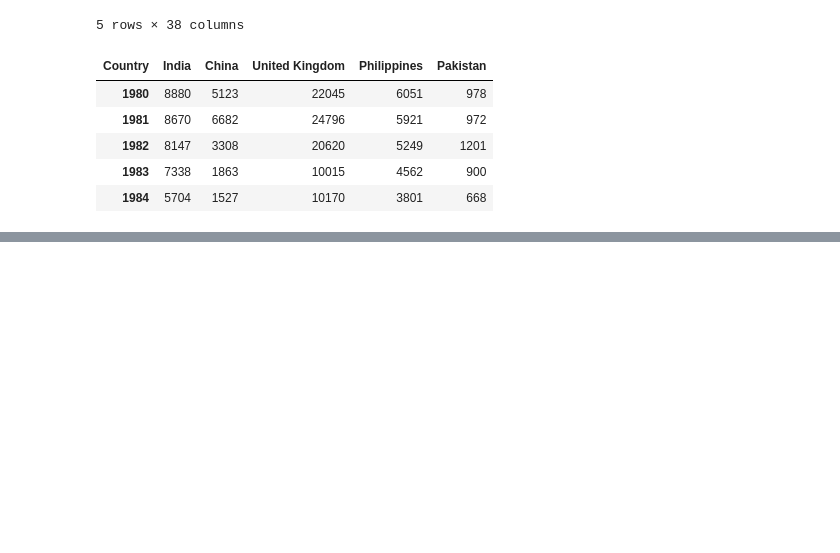
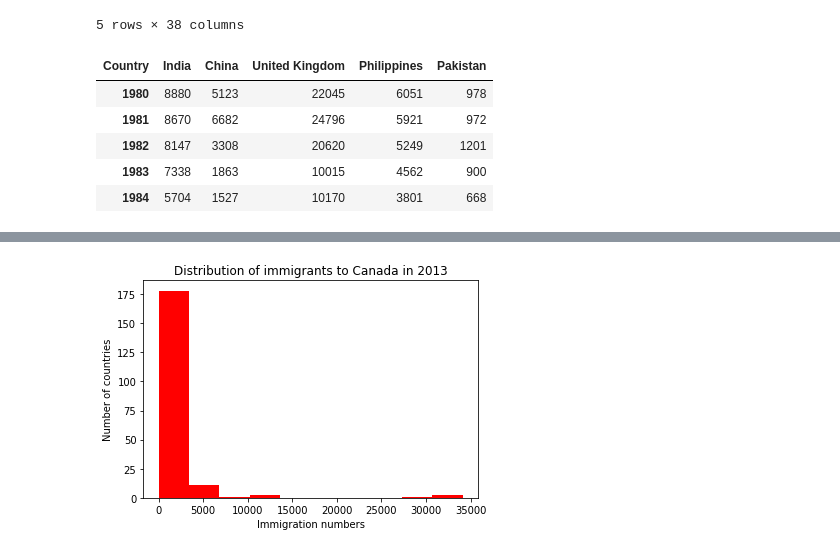
Before and after one commit to ivan-zapreev/data-science-python-projects, a Jupyter notebook: IBM_DV0101EN/mod_02_basic_vis_tools.ipynb, the cells around one changed output, grey strips where cells are left out. Cells and saved outputs as stored; diff of their text form; code cells hidden in the pictures; blank space fills up the shorter version.

```diff
--- a/IBM_DV0101EN/mod_02_basic_vis_tools.ipynb
+++ b/IBM_DV0101EN/mod_02_basic_vis_tools.ipynb
@@ -76,0 +106,12 @@ plt.show()
+# %%
+# Create a histogram of the immigration numbers in the year 2013 across the countries
+df_can['2013'].plot(kind = "hist", color = "red")
+
+plt.title("Distribution of immigrants to Canada in 2013")
+plt.xlabel("Immigration numbers")
+plt.ylabel("Number of countries")
+plt.show()
+
+#The bin edges here are not shown, only the center values
+# %% [output]
+[figure, added]
```
Also changed, not shown: parts of 12 cells of this notebook, 1 other file.
